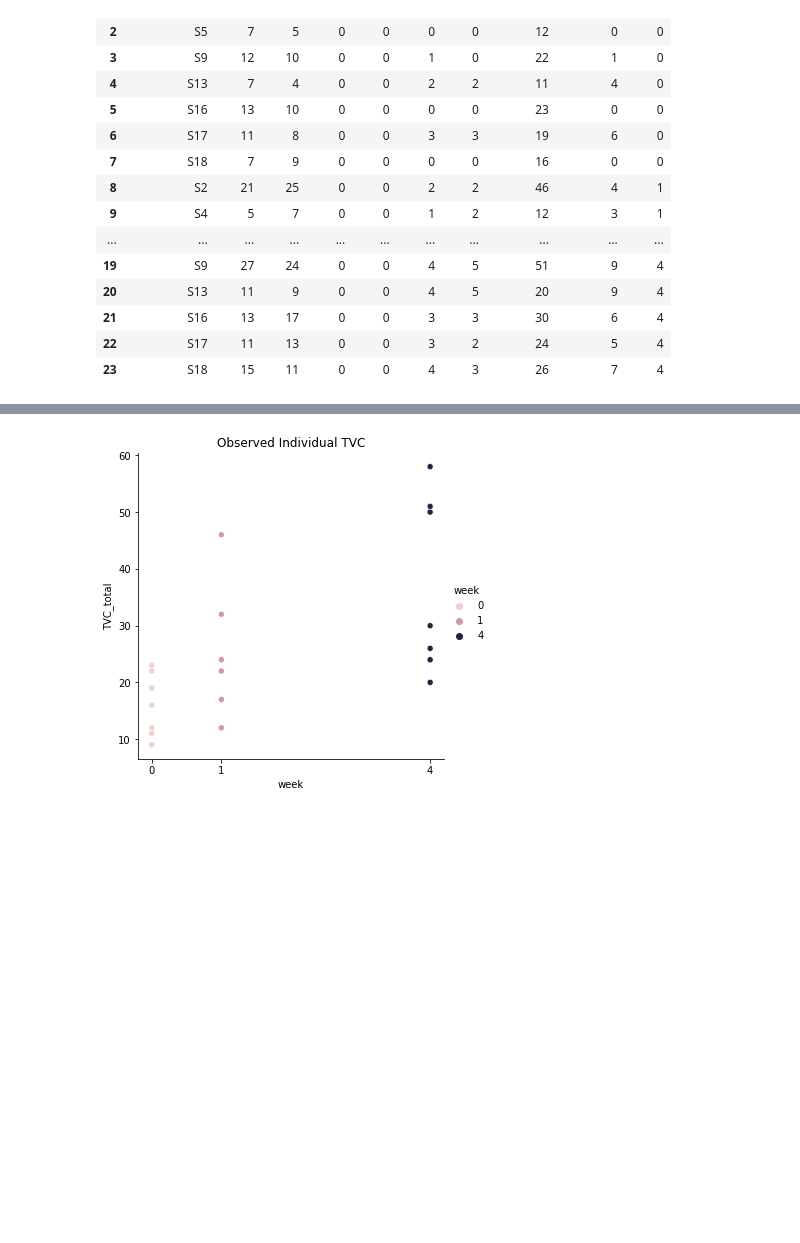
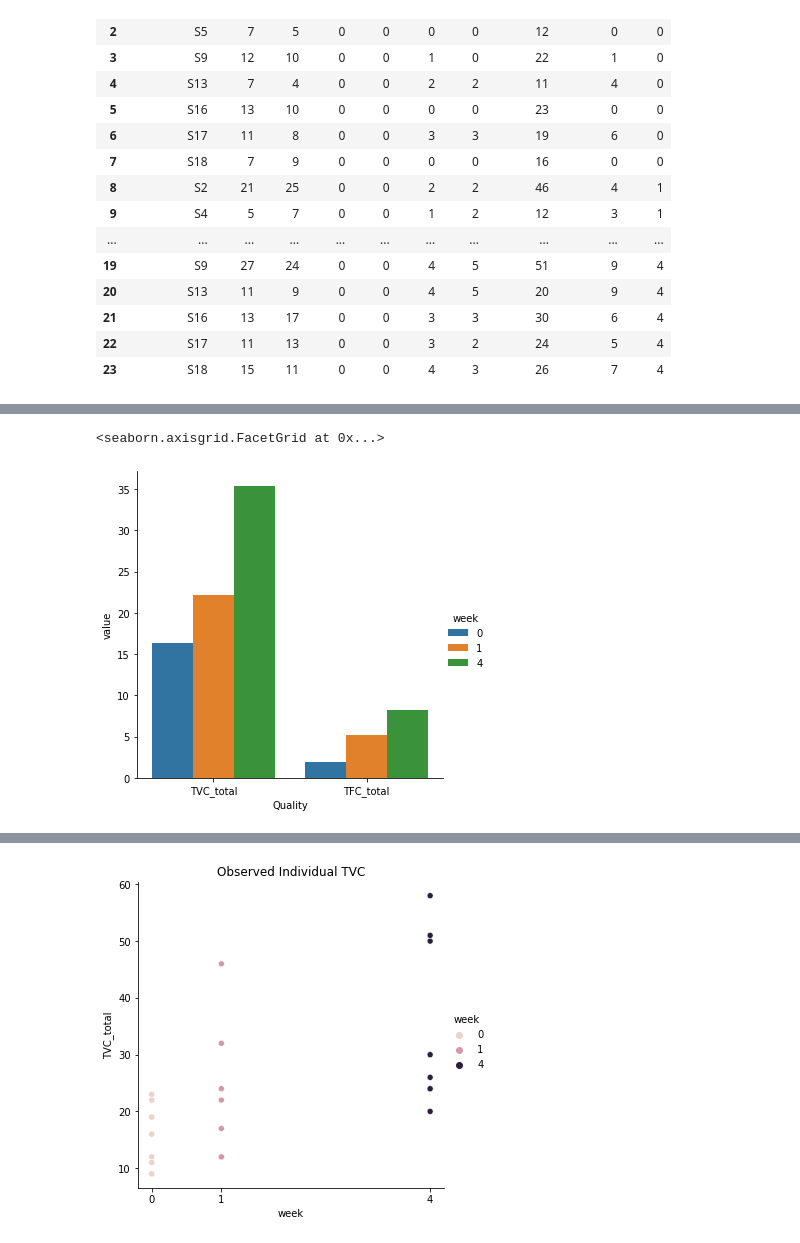
Before and after one commit to ome94/microbial_enumeration, a Jupyter notebook: microbial-enumeration.ipynb, the cells around one changed output, grey strips where cells are left out. Saved outputs shown, nothing was run; the diff lists cells and outputs as text; code cells hidden in the pictures; blank space fills up the shorter version.

```diff
--- a/microbial-enumeration.ipynb
+++ b/microbial-enumeration.ipynb
@@ -304,3 +304,10 @@ combined_set
 | 21 | S16 | 13 | 17 | 0 | 0 | 3 | 3 | 30 | 6 | 4 |
 | 22 | S17 | 11 | 13 | 0 | 0 | 3 | 2 | 24 | 5 | 4 |
 | 23 | S18 | 15 | 11 | 0 | 0 | 4 | 3 | 26 | 7 | 4 |
+# %%
+data = pd.melt(combined_set,
+        id_vars=['Sample Code', 'week'],
+        value_vars=['TVC_total', 'TFC_total'],
+        var_name='Quality', value_name='value')
+
+data
@@ -306,0 +346,5 @@ combined_set
+# %%
+sns.catplot(data=data, x='Quality', y='value', kind='bar', hue='week', ci=None)
+# %% [output]
+<seaborn.axisgrid.FacetGrid at 0x...>
+[figure, added]
```
Also changed, not shown: parts of 9 cells of this notebook.
